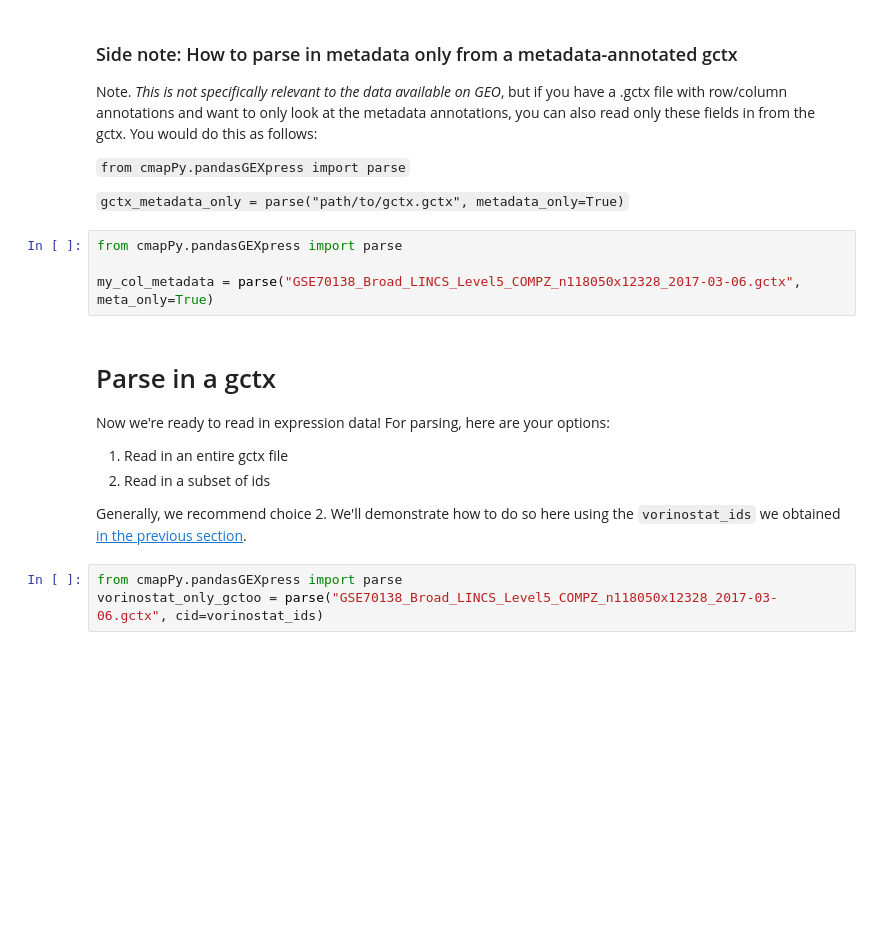
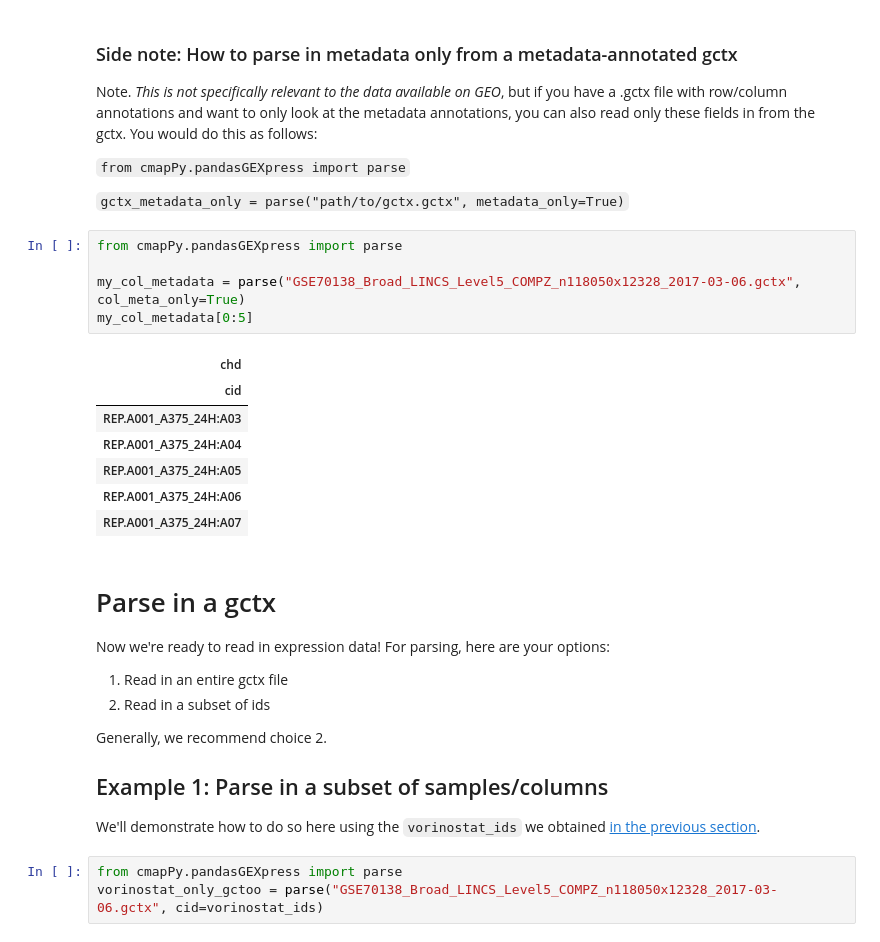
Before and after one commit to cmap/cmapPy, a Jupyter notebook: tutorials/cmapPy_pandasGEXpress_tutorial.ipynb, the cells around one changed output. Cells and saved outputs as stored; diff of their text form; blank space fills up the shorter version.

Commit message:
updated tutorial to include example of subsetting gene spaces

```diff
--- a/tutorials/cmapPy_pandasGEXpress_tutorial.ipynb
+++ b/tutorials/cmapPy_pandasGEXpress_tutorial.ipynb
@@ -145,7 +162,16 @@ Note. *This is not specifically relevant to the data available on GEO*, but if y
 # %%
 from cmapPy.pandasGEXpress import parse
 
-my_col_metadata = parse("GSE70138_Broad_LINCS_Level5_COMPZ_n118050x12328_2017-03-06.gctx", meta_only=True)
+my_col_metadata = parse("GSE70138_Broad_LINCS_Level5_COMPZ_n118050x12328_2017-03-06.gctx", col_meta_only=True)
+my_col_metadata[0:5]
+# %% [output]
+| chd |
+| cid |
+| REP.A001_A375_24H:A03 |
+| REP.A001_A375_24H:A04 |
+| REP.A001_A375_24H:A05 |
+| REP.A001_A375_24H:A06 |
+| REP.A001_A375_24H:A07 |
 # %% [markdown]
 <a id="parsegctx"></a>
 # Parse in a gctx
@@ -155,7 +181,11 @@ Now we're ready to read in expression data! For parsing, here are your options:
 1. Read in an entire gctx file
 2. Read in a subset of ids
 
-Generally, we recommend choice 2. We'll demonstrate how to do so here using the ``vorinostat_ids`` we obtained [in the previous section](#metadataparse).
+Generally, we recommend choice 2.
+
+## Example 1: Parse in a subset of samples/columns
+
+We'll demonstrate how to do so here using the ``vorinostat_ids`` we obtained [in the previous section](#metadataparse).
 # %%
 from cmapPy.pandasGEXpress import parse
 vorinostat_only_gctoo = parse("GSE70138_Broad_LINCS_Level5_COMPZ_n118050x12328_2017-03-06.gctx", cid=vorinostat_ids)
```
Also changed, not shown: parts of 21 cells of this notebook.
